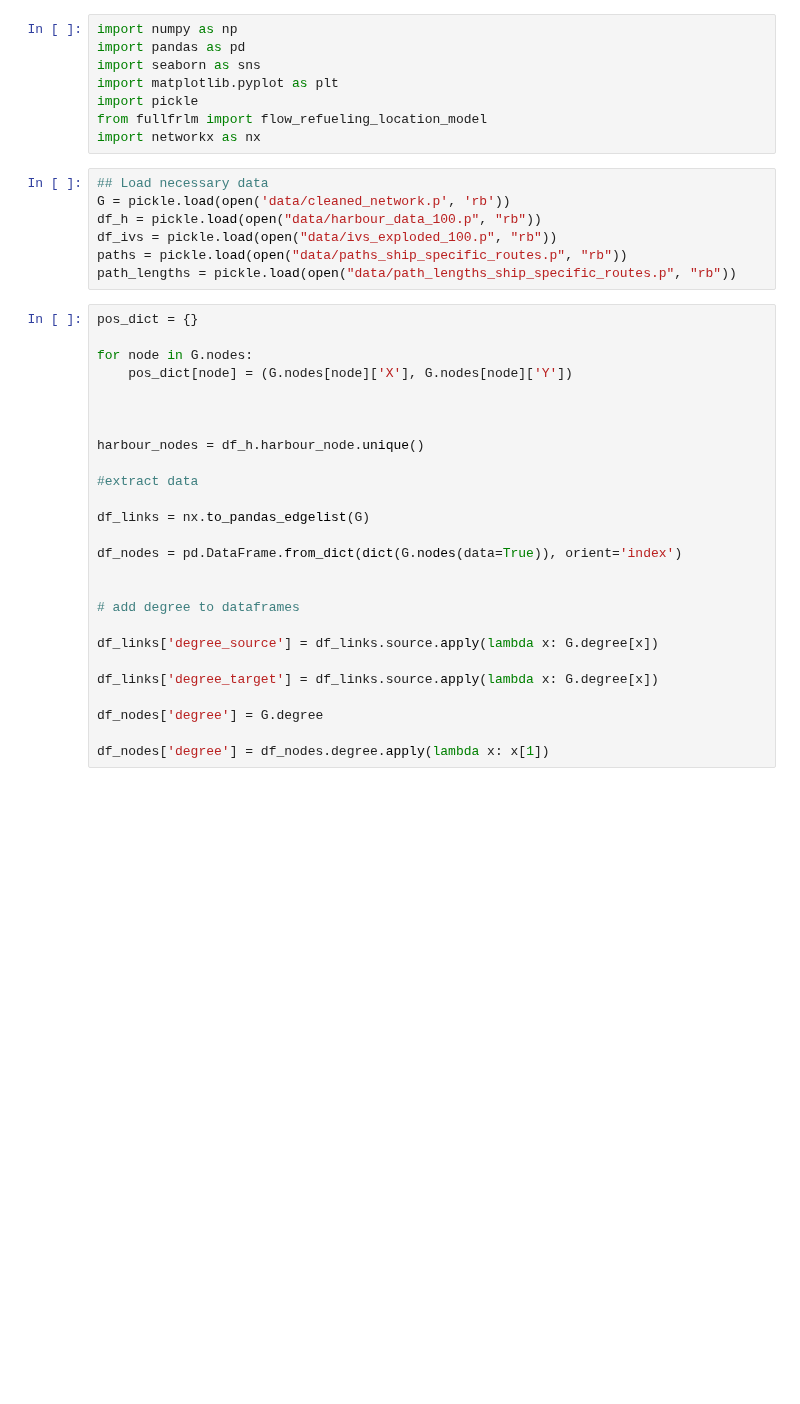
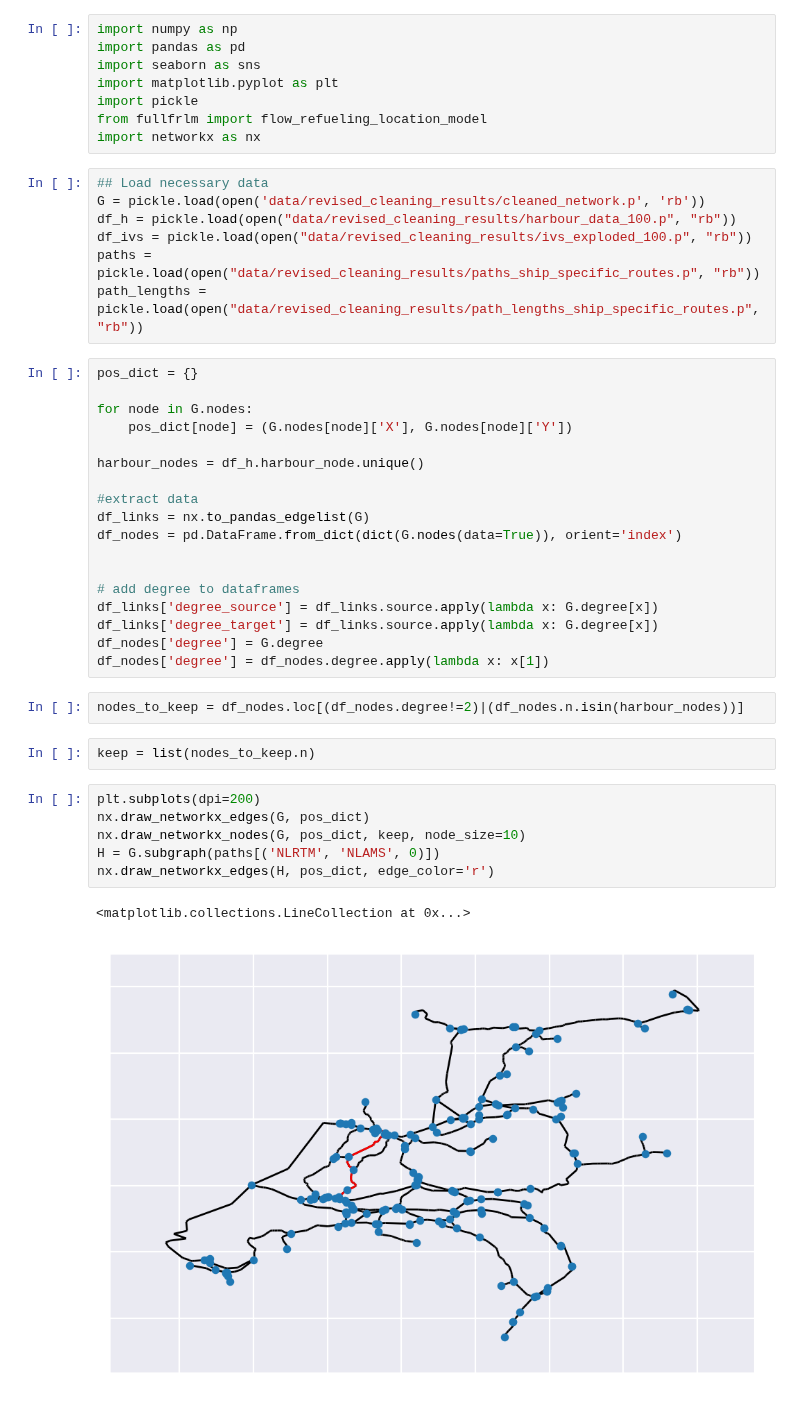
Before and after one commit to fabiandriessen/Thesis, a Jupyter notebook: Network_simplification.ipynb, the cells around one changed output. Cells and saved outputs as stored; diff of their text form; blank space fills up the shorter version.

```diff
--- a/Network_simplification.ipynb
+++ b/Network_simplification.ipynb
@@ -8,34 +8,39 @@ from fullfrlm import flow_refueling_location_model
 import networkx as nx
 # %%
 ## Load necessary data
-G = pickle.load(open('data/cleaned_network.p', 'rb'))
-df_h = pickle.load(open("data/harbour_data_100.p", "rb"))
-df_ivs = pickle.load(open("data/ivs_exploded_100.p", "rb"))
-paths = pickle.load(open("data/paths_ship_specific_routes.p", "rb"))
-path_lengths = pickle.load(open("data/path_lengths_ship_specific_routes.p", "rb"))
+G = pickle.load(open('data/revised_cleaning_results/cleaned_network.p', 'rb'))
+df_h = pickle.load(open("data/revised_cleaning_results/harbour_data_100.p", "rb"))
+df_ivs = pickle.load(open("data/revised_cleaning_results/ivs_exploded_100.p", "rb"))
+paths = pickle.load(open("data/revised_cleaning_results/paths_ship_specific_routes.p", "rb"))
+path_lengths = pickle.load(open("data/revised_cleaning_results/path_lengths_ship_specific_routes.p", "rb"))
 # %%
 pos_dict = {}
 
 for node in G.nodes:
     pos_dict[node] = (G.nodes[node]['X'], G.nodes[node]['Y'])
 
-
-
 harbour_nodes = df_h.harbour_node.unique()
 
 #extract data
-
 df_links = nx.to_pandas_edgelist(G)
-
 df_nodes = pd.DataFrame.from_dict(dict(G.nodes(data=True)), orient='index')
 
 
 # add degree to dataframes
-
 df_links['degree_source'] = df_links.source.apply(lambda x: G.degree[x])
-
 df_links['degree_target'] = df_links.source.apply(lambda x: G.degree[x])
-
 df_nodes['degree'] = G.degree
-
 df_nodes['degree'] = df_nodes.degree.apply(lambda x: x[1])
+# %%
+nodes_to_keep = df_nodes.loc[(df_nodes.degree!=2)|(df_nodes.n.isin(harbour_nodes))]
+# %%
+keep = list(nodes_to_keep.n)
+# %%
+plt.subplots(dpi=200)
+nx.draw_networkx_edges(G, pos_dict)
+nx.draw_networkx_nodes(G, pos_dict, keep, node_size=10)
+H = G.subgraph(paths[('NLRTM', 'NLAMS', 0)])
+nx.draw_networkx_edges(H, pos_dict, edge_color='r')
+# %% [output]
+<matplotlib.collections.LineCollection at 0x...>
+[figure, added]
```
Also changed, not shown: parts of 15 cells of this notebook, 1 other file.
